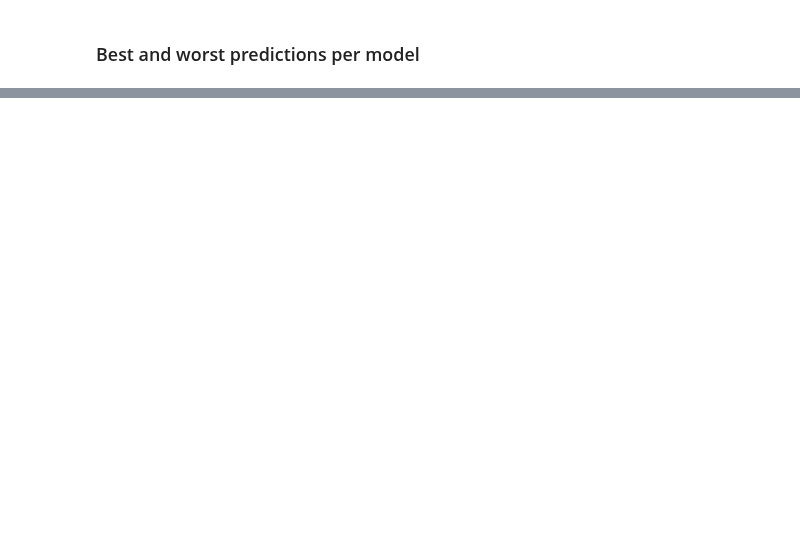
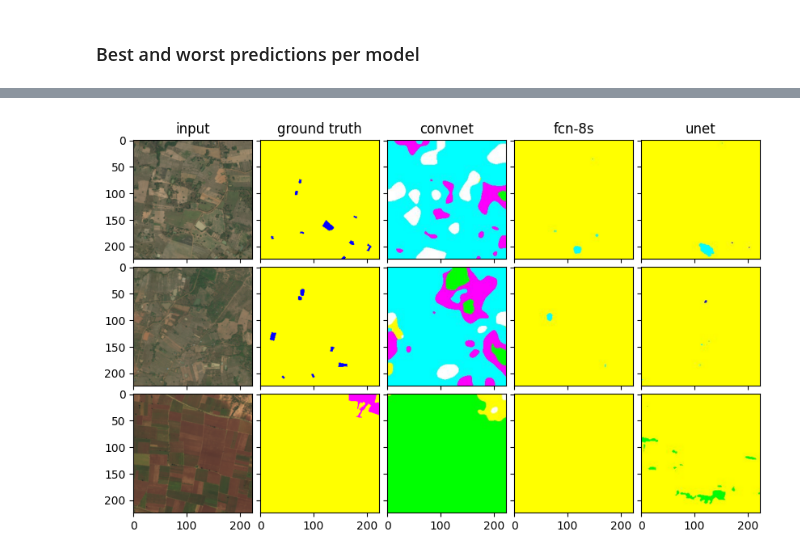
Before and after one commit to rondo-lehner/CM3070_Final_project, a Jupyter notebook: notebooks/ev_01_evaluate_models.ipynb, the cells around one changed output, grey strips where cells are left out. Saved outputs shown, nothing was run; the diff lists cells and outputs as text; code cells hidden in the pictures; blank space fills up the shorter version.

```diff
--- a/notebooks/ev_01_evaluate_models.ipynb
+++ b/notebooks/ev_01_evaluate_models.ipynb
@@ -621 +634,5 @@ convnet_worst = sort_dict(get_all_mIoUs('convnet'), False)[:5]
+# %%
+display_prediction_comparison([x[0] for x in convnet_worst], model_names[1:])
+# %% [output]
+[figure, added]
 # %%
```
Also changed, not shown: parts of 12 cells of this notebook.
